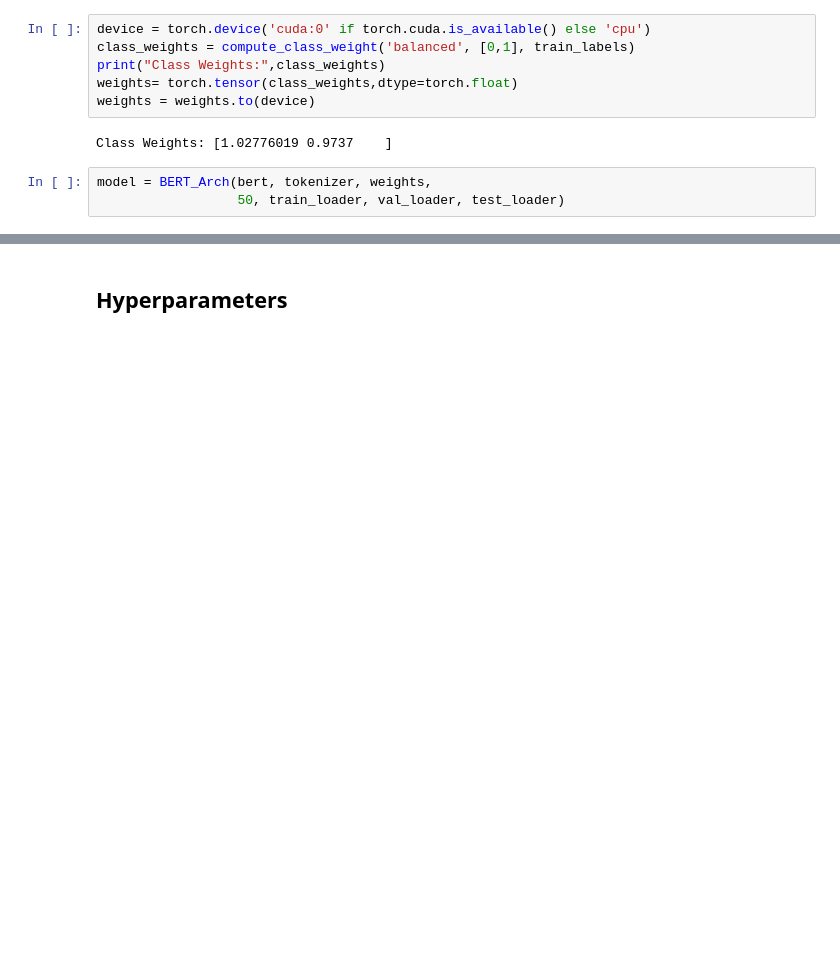
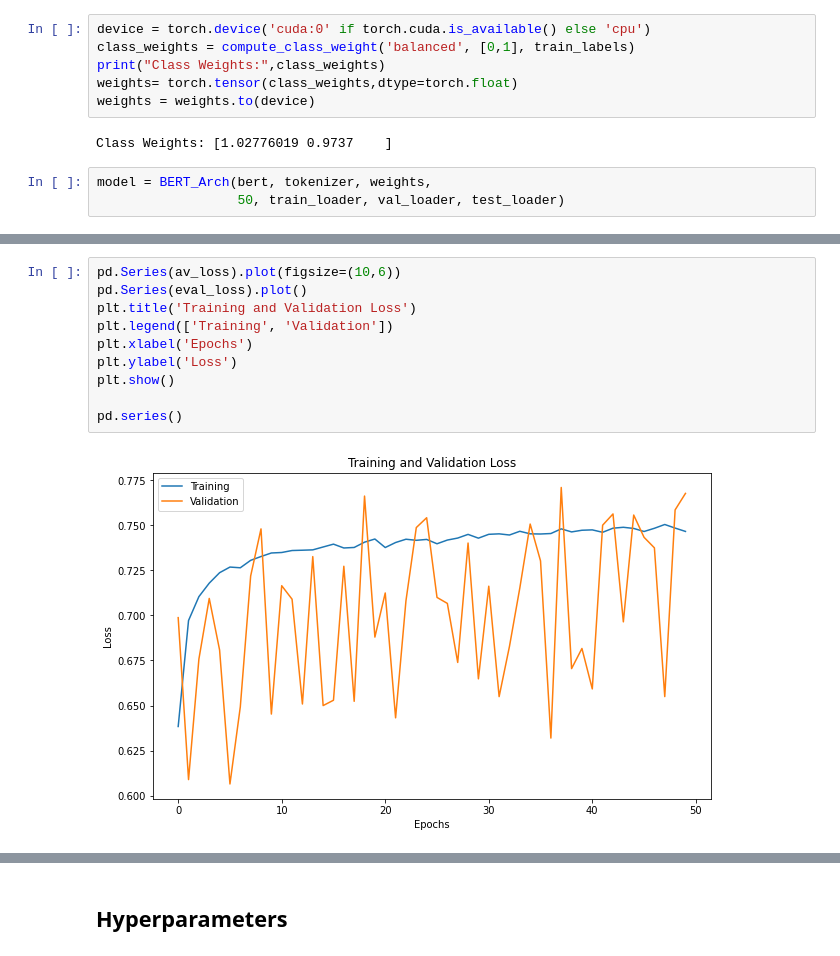
Before and after one commit to emperorner0/AI_Generated_Review_Detection_in_Book_Reviews, a Jupyter notebook: Classifier_with_BERT.ipynb, the cells around one changed output, grey strips where cells are left out. Saved outputs shown, nothing was run; the diff lists cells and outputs as text; blank space fills up the shorter version.

```diff
--- a/Classifier_with_BERT.ipynb
+++ b/Classifier_with_BERT.ipynb
@@ -905,2 +905,14 @@ Evaluating...
+# %%
+pd.Series(av_loss).plot(figsize=(10,6))
+pd.Series(eval_loss).plot()
+plt.title('Training and Validation Loss')
+plt.legend(['Training', 'Validation'])
+plt.xlabel('Epochs')
+plt.ylabel('Loss')
+plt.show()
+
+pd.series()
+# %% [output]
+[figure, added]
 # %%
 preds, labels = model._test()
```
Also changed, not shown: parts of 4 cells of this notebook.
